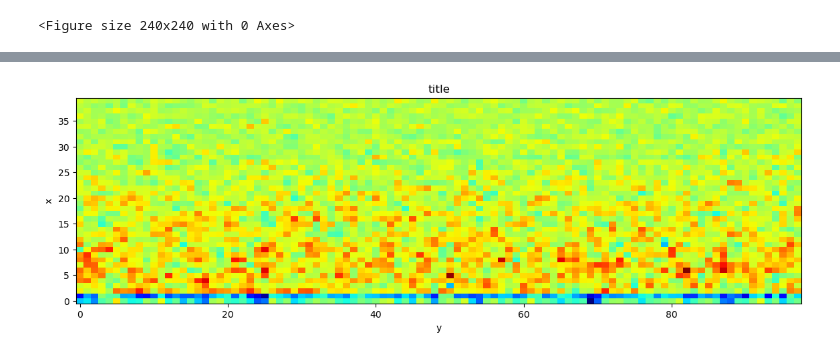
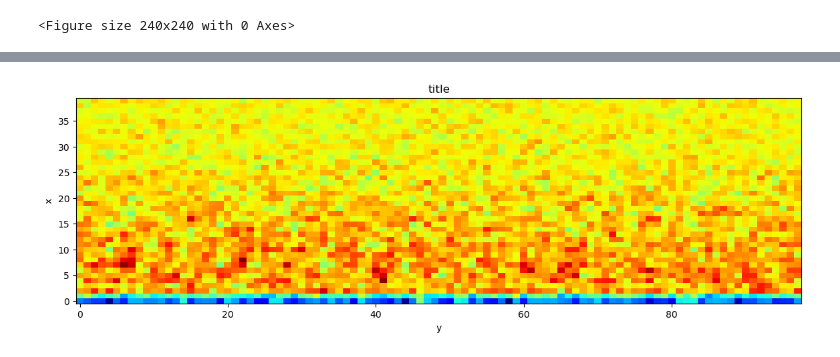
Before and after one commit to Davidjames9610/ubm, a Jupyter notebook: classifiers/fhmm/development/1_sine_wave_fhmm.ipynb, the cells around one changed output, grey strips where cells are left out. Drawn from its saved outputs; the diff is of its cells as text; code cells hidden in the pictures.

```diff
--- a/classifiers/fhmm/development/1_sine_wave_fhmm.ipynb
+++ b/classifiers/fhmm/development/1_sine_wave_fhmm.ipynb
@@ -85,6 +139,6 @@ vis.show_features(s2_hmm_sampled, 'title', 'x', 'y')
 # %%
-s3 = s1 + n3
+s3 = s1 + s2
 s3_feat = mfcc.mfcc(sig=s3, fs=8000, num_ceps=40, nfilts=40)
 vis.show_features(s3_feat[:100,:], 'title','x', 'y')
 # %% [output]
-[figure, old version]
+[figure, new version]
```
Also changed, not shown: parts of 13 cells of this notebook, 6 other files.
